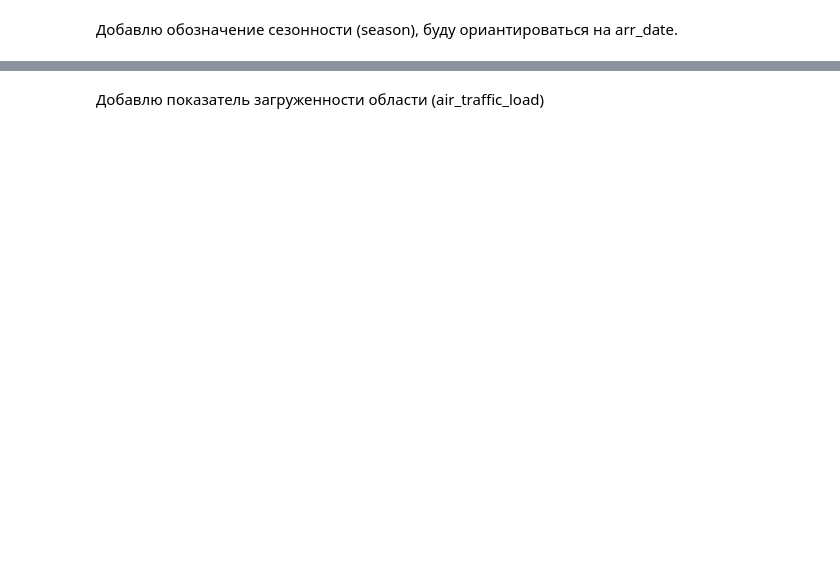
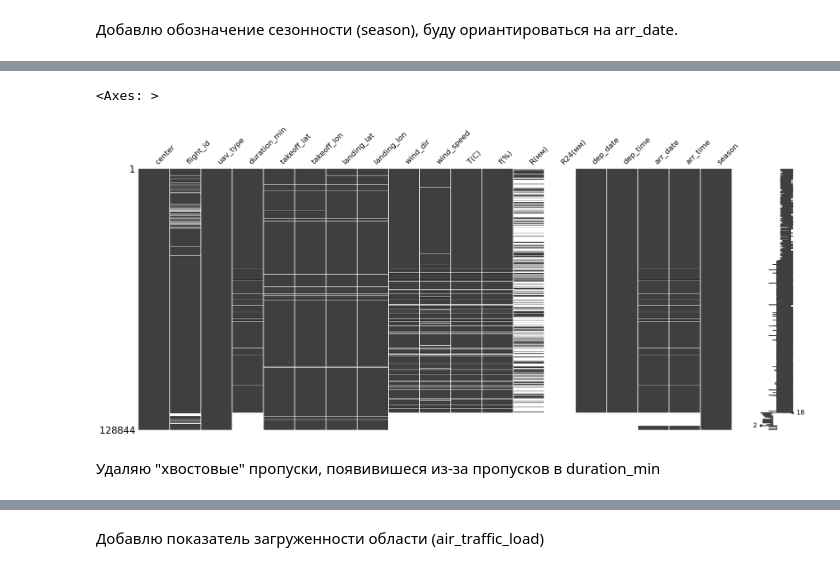
Before and after one commit to ashakaps/DRONES-HACK, a Jupyter notebook: python/new_features.ipynb, the cells around one changed output, grey strips where cells are left out. Cells and saved outputs as stored; diff of their text form; code cells hidden in the pictures; blank space fills up the shorter version.

```diff
--- a/python/new_features.ipynb
+++ b/python/new_features.ipynb
@@ -104,0 +114,7 @@ memory usage: 18.7+ MB
+# %%
+msno.matrix(dataset)
+# %% [output]
+<Axes: >
+[figure, added]
+# %% [markdown]
+Удаляю "хвостовые" пропуски, появивишеся из-за пропусков в duration_min
```
Also changed, not shown: parts of 30 cells of this notebook, 5 other files.
